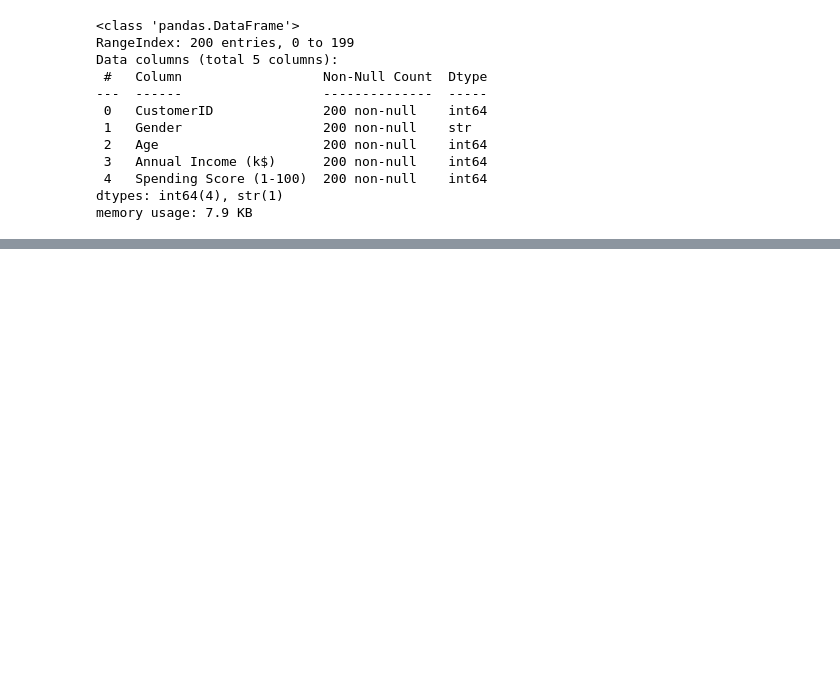
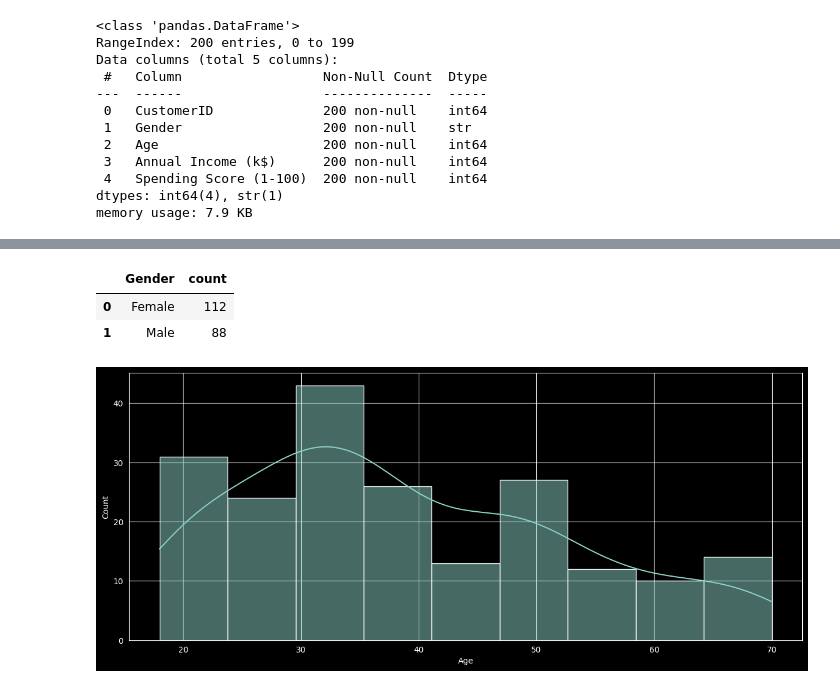
Before and after one commit to carlosjesuscaro/data_analysis_mall_cx, a Jupyter notebook: main.ipynb, the cells around one changed output, grey strips where cells are left out. Cells and saved outputs as stored; diff of their text form; code cells hidden in the pictures; blank space fills up the shorter version.

```diff
--- a/main.ipynb
+++ b/main.ipynb
@@ -19,3 +19,6 @@ Data columns (total 5 columns):
  4   Spending Score (1-100)  200 non-null    int64
 dtypes: int64(4), str(1)
 memory usage: 7.9 KB
+# %%
+data.rename(columns={'Annual Income (k$)': 'Income', 'Spending Score (1-100)': 'Score'}, inplace=True)
+data.info()
@@ -22,2 +38,15 @@ memory usage: 7.9 KB
 # %%
 # Visual data exploration
+
+data.CustomerID.duplicated().sum()
+
+data.groupby('Gender')['CustomerID'].count().reset_index().rename(columns={'CustomerID': 'count'})
+# %% [output]
+|  | Gender | count |
+| 0 | Female | 112 |
+| 1 | Male | 88 |
+# %%
+plt.figure(figsize=(15, 6))
+sns.histplot(data.Age, kde=True)
+# %% [output]
+[figure, added]
```
Also changed, not shown: parts of 10 cells of this notebook.
